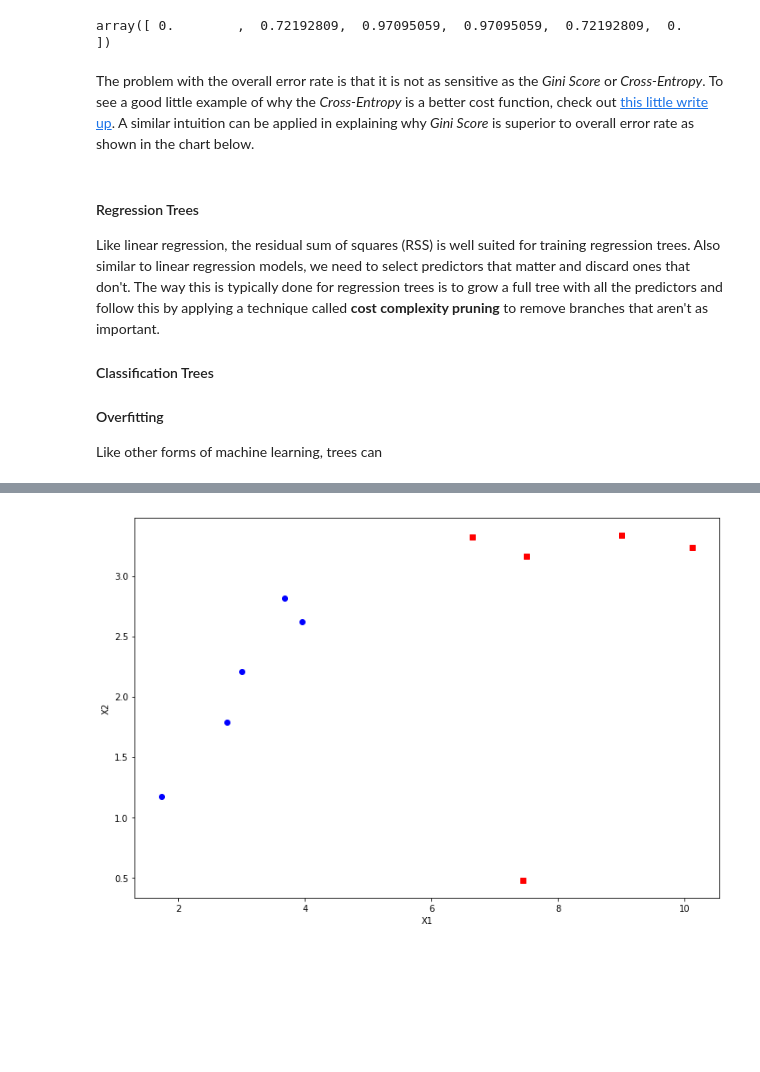
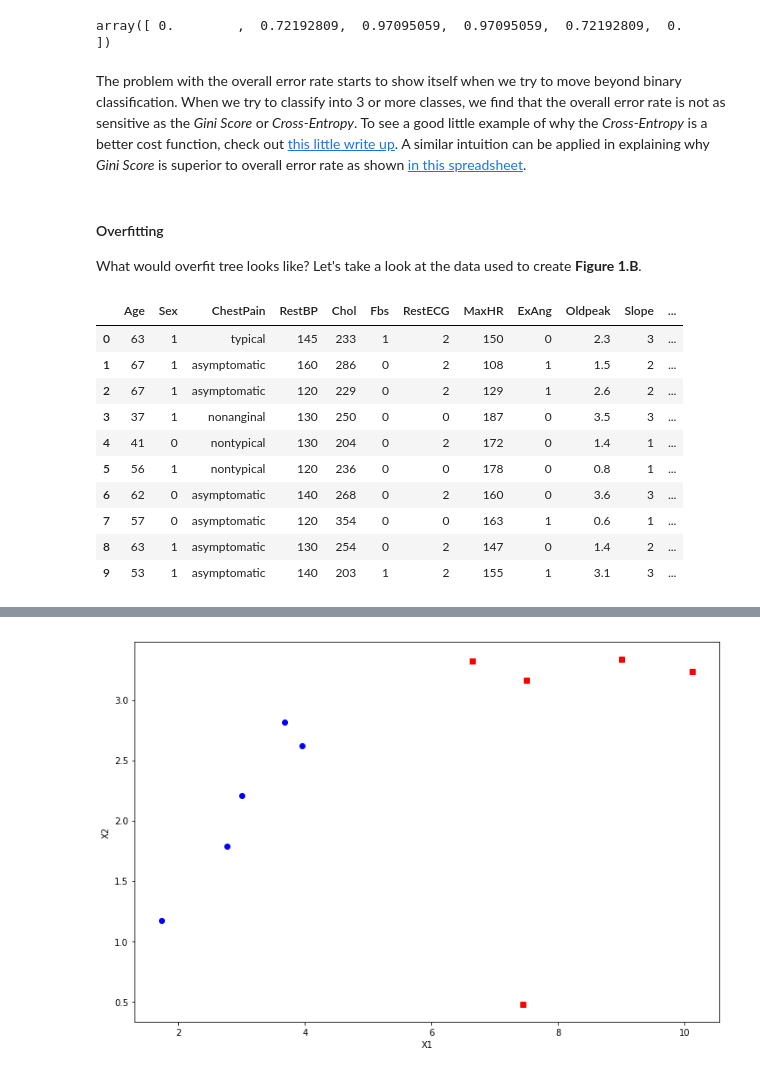
Before and after one commit to focods/WonderfulML, a Jupyter notebook: docs/notebooks/session05_py.ipynb, the cells around one changed output, grey strips where cells are left out. Cells and saved outputs as stored; diff of their text form; code cells hidden in the pictures; blank space fills up the shorter version.

Commit message:
add some discussion around overfitting trees

```diff
--- a/docs/notebooks/session05_py.ipynb
+++ b/docs/notebooks/session05_py.ipynb
@@ -138,14 +142,24 @@ crossEntropy(np.array([0, 0.2, 0.4, 0.6, 0.8, 1.0]))
 [figure]
 array([ 0.        ,  0.72192809,  0.97095059,  0.97095059,  0.72192809,  0.        ])
 # %% [markdown]
-The problem with the overall error rate is that it is not as sensitive as the *Gini Score* or *Cross-Entropy*.  To see a good little example of why the *Cross-Entropy* is a better cost function, check out [this little write up](http://rpubs.com/mszczepaniak/classificationgoodness).  A similar intuition can be applied in explaining why *Gini Score* is superior to overall error rate as shown in the chart below.
+The problem with the overall error rate starts to show itself when we try to move beyond binary classification.  When we try to classify into 3 or more classes, we find that the overall error rate is not as sensitive as the *Gini Score* or *Cross-Entropy*.  To see a good little example of why the *Cross-Entropy* is a better cost function, check out [this little write up](http://rpubs.com/mszczepaniak/classificationgoodness).  A similar intuition can be applied in explaining why *Gini Score* is superior to overall error rate as shown [in this spreadsheet](https://github.com/MichaelSzczepaniak/WonderfulML/raw/master/data/gini_score.xls).
-# %% [markdown]
-#### Regression Trees
-
-Like linear regression, the residual sum of squares (RSS) is well suited for training regression trees.  Also similar to linear regression models, we need to select predictors that matter and discard ones that don't.  The way this is typically done for regression trees is to grow a full tree with all the predictors and follow this by applying a technique called **cost complexity pruning** to remove branches that aren't as important.
-
-#### Classification Trees
-
-#### Overfitting
-
-Like other forms of machine learning, trees can
+# %% [markdown]
+#### Overfitting
+
+What would overfit tree looks like?  Let's take a look at the data used to create **Figure 1.B**.
+# %%
+import pandas as pd
+heart_data = pd.read_csv("https://github.com/MichaelSzczepaniak/WonderfulML/raw/master/data/Heart.csv")
+heart_data.iloc[:, 1:].head(10)
+# %% [output]
+|  | Age | Sex | ChestPain | RestBP | Chol | Fbs | RestECG | MaxHR | ExAng | Oldpeak | Slope | ... |
+| 0 | 63 | 1 | typical | 145 | 233 | 1 | 2 | 150 | 0 | 2.3 | 3 | ... |
+| 1 | 67 | 1 | asymptomatic | 160 | 286 | 0 | 2 | 108 | 1 | 1.5 | 2 | ... |
+| 2 | 67 | 1 | asymptomatic | 120 | 229 | 0 | 2 | 129 | 1 | 2.6 | 2 | ... |
+| 3 | 37 | 1 | nonanginal | 130 | 250 | 0 | 0 | 187 | 0 | 3.5 | 3 | ... |
+| 4 | 41 | 0 | nontypical | 130 | 204 | 0 | 2 | 172 | 0 | 1.4 | 1 | ... |
+| 5 | 56 | 1 | nontypical | 120 | 236 | 0 | 0 | 178 | 0 | 0.8 | 1 | ... |
+| 6 | 62 | 0 | asymptomatic | 140 | 268 | 0 | 2 | 160 | 0 | 3.6 | 3 | ... |
+| 7 | 57 | 0 | asymptomatic | 120 | 354 | 0 | 0 | 163 | 1 | 0.6 | 1 | ... |
+| 8 | 63 | 1 | asymptomatic | 130 | 254 | 0 | 2 | 147 | 0 | 1.4 | 2 | ... |
+| 9 | 53 | 1 | asymptomatic | 140 | 203 | 1 | 2 | 155 | 1 | 3.1 | 3 | ... |
```
Also changed, not shown: parts of 5 cells of this notebook.
